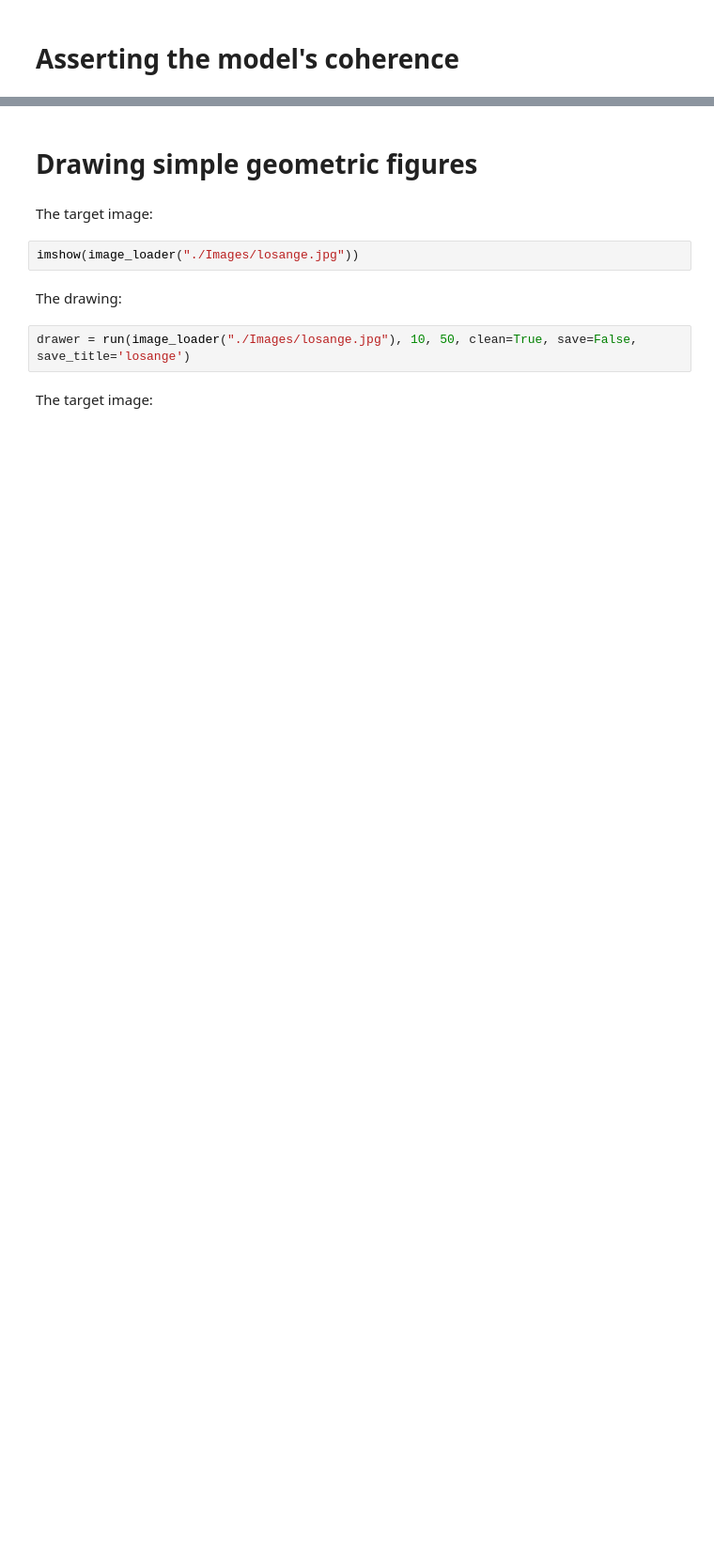
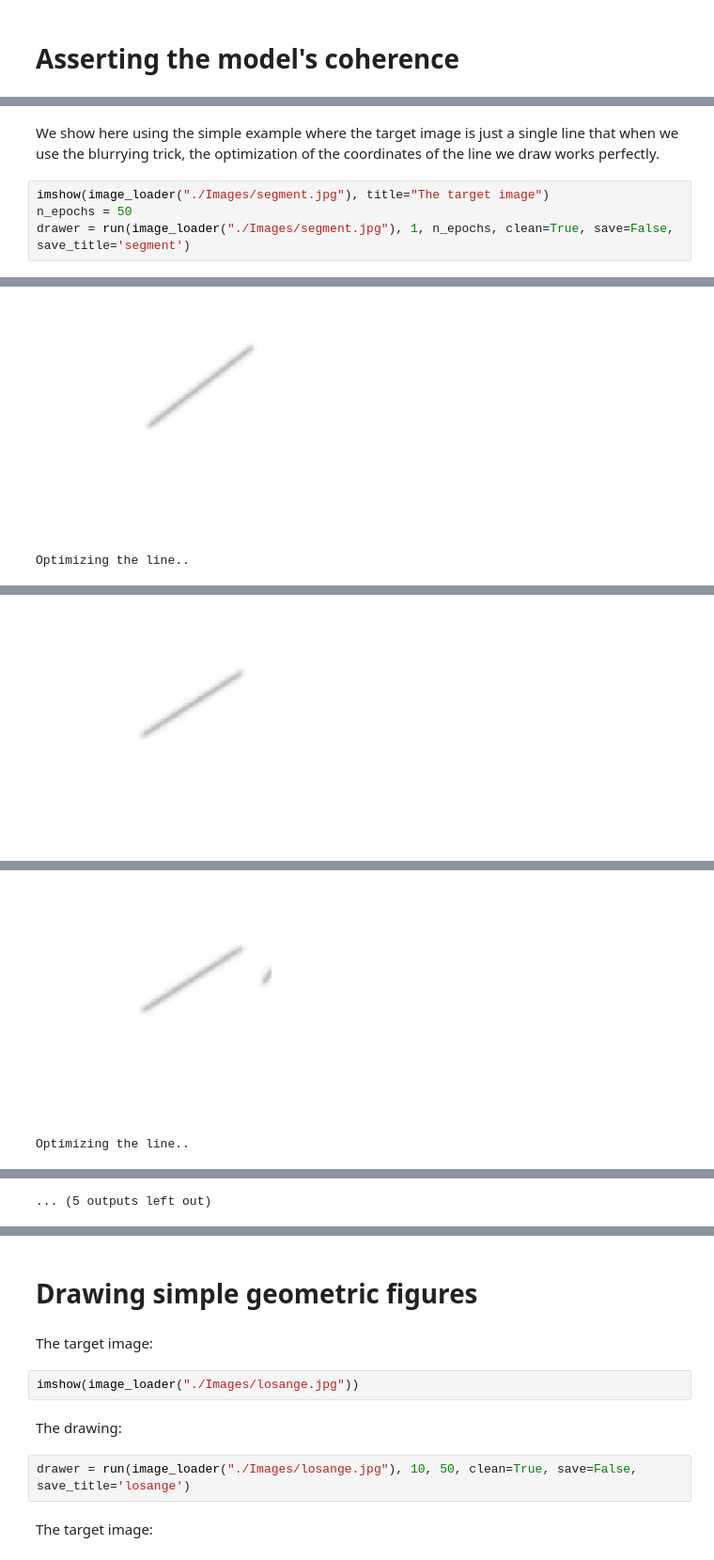
Before and after one commit to jules-samaran/ARIEL, a Jupyter notebook: Demo_notebook.ipynb, the cells around one changed output, grey strips where cells are left out. Shown at 94% size. Cells and saved outputs as stored; diff of their text form; blank space fills up the shorter version.

```diff
--- a/Demo_notebook.ipynb
+++ b/Demo_notebook.ipynb
@@ -46,0 +94,7 @@ add one loss history plot to show optimization works and initialization is not e
+# %% [markdown]
+We show here using the simple example where the target image is just a single line that when we use the blurrying trick, the optimization of the coordinates of the line we draw works perfectly.
+# %%
+imshow(image_loader("./Images/segment.jpg"), title="The target image")
+n_epochs = 50
+drawer = run(image_loader("./Images/segment.jpg"), 1, n_epochs, clean=True, save=False, save_title='segment')
+# %% [output]
@@ -46,0 +108,2 @@ add one loss history plot to show optimization works and initialization is not e
+[figure, added]
+Optimizing the line..
@@ -46,0 +111 @@ add one loss history plot to show optimization works and initialization is not e
+[figure, added]
@@ -46,0 +120,2 @@ add one loss history plot to show optimization works and initialization is not e
+[figure, added]
+Optimizing the line..
@@ -46,0 +134 @@ add one loss history plot to show optimization works and initialization is not e
+... (5 outputs left out)
```
Also changed, not shown: parts of 20 cells of this notebook, 3 other files.
